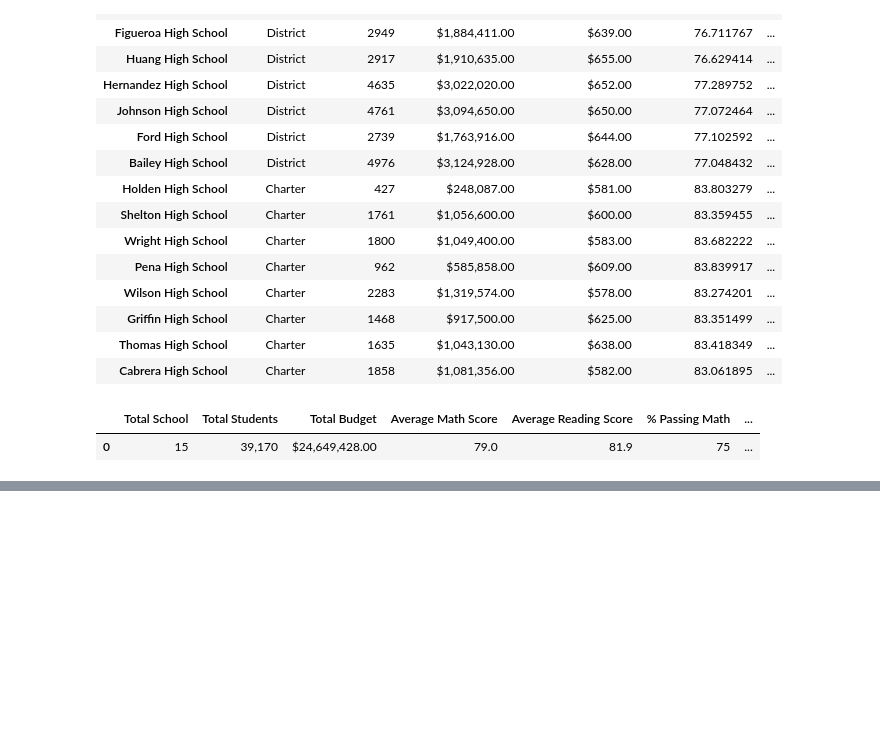
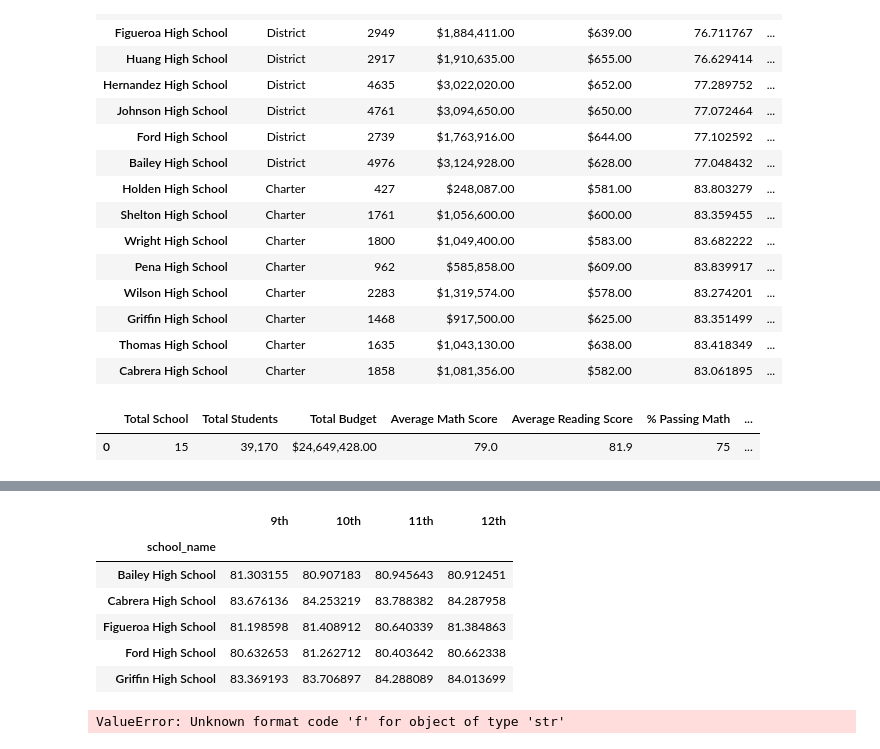
Before and after one commit to reachme1212/School_District_Analysis, a Jupyter notebook: pycityschool_cleaned.ipynb, the cells around one changed output, grey strips where cells are left out. Saved outputs shown, nothing was run; the diff lists cells and outputs as text; code cells hidden in the pictures; blank space fills up the shorter version.

```diff
--- a/pycityschool_cleaned.ipynb
+++ b/pycityschool_cleaned.ipynb
@@ -683,0 +727,6 @@ district_summary_df
+# %%
+# assign variable for reading score gradewise
+ninth_grade_read_scores=ninth_graders.groupby(["school_name"]).mean()["reading_score"]
+tenth_grade_read_scores=tenth_graders.groupby(["school_name"]).mean()["reading_score"]
+eleventh_grade_read_scores=eleventh_graders.groupby(["school_name"]).mean()["reading_score"]
+twelfth_grade_read_scores=twelfth_graders.groupby(["school_name"]).mean()["reading_score"]
@@ -683,0 +769,25 @@ district_summary_df
+# %%
+#avg readscore =make a df for read score gradewise key:value pair dictionary
+read_scores_by_grade_df = pd.DataFrame({
+              "9th": ninth_grade_read_scores,
+              "10th": tenth_grade_read_scores,
+              "11th": eleventh_grade_read_scores,
+              "12th": twelfth_grade_read_scores})
+read_scores_by_grade_df.head()
+# %% [output]
+|  | 9th | 10th | 11th | 12th |
+| school_name |  |  |  |  |
+| Bailey High School | 81.303155 | 80.907183 | 80.945643 | 80.912451 |
+| Cabrera High School | 83.676136 | 84.253219 | 83.788382 | 84.287958 |
+| Figueroa High School | 81.198598 | 81.408912 | 80.640339 | 81.384863 |
+| Ford High School | 80.632653 | 81.262712 | 80.403642 | 80.662338 |
+| Griffin High School | 83.369193 | 83.706897 | 84.288089 | 84.013699 |
+# %%
+# format avg math scores gradewise
+math_scores_by_grade_df["9th"]=math_scores_by_grade_df["9th"].map("{:.1f}".format)
+math_scores_by_grade_df["10th"]=math_scores_by_grade_df["10th"].map("{:.1f}".format)
+math_scores_by_grade_df["11th"]=math_scores_by_grade_df["11th"].map("{:.1f}".format)
+math_scores_by_grade_df["12th"]=math_scores_by_grade_df["12th"].map("{:.1f}".format)
+math_scores_by_grade_df= math_scores_by_grade_df[["9th","10th","11th","12th"]]
+# %% [output]
+ValueError: Unknown format code 'f' for object of type 'str'
```
Also changed, not shown: parts of 9 cells of this notebook, 1 other file.
